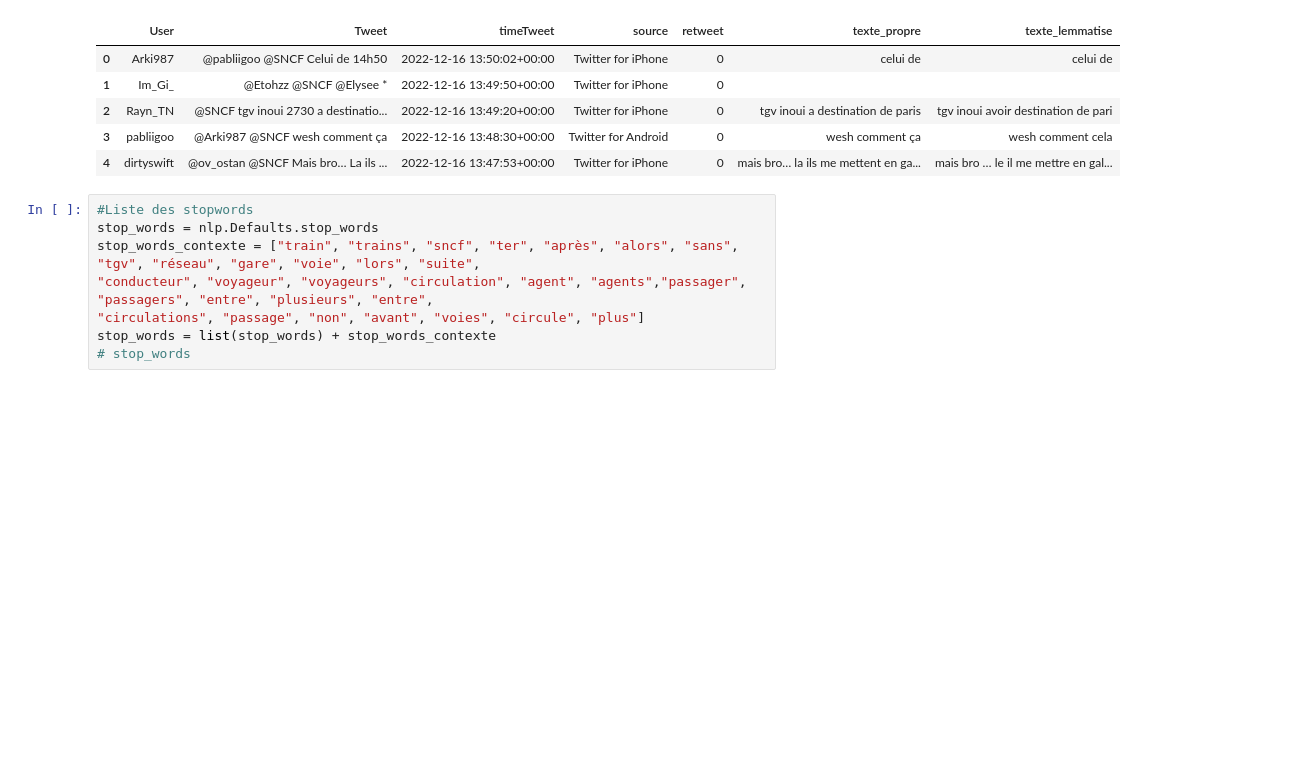
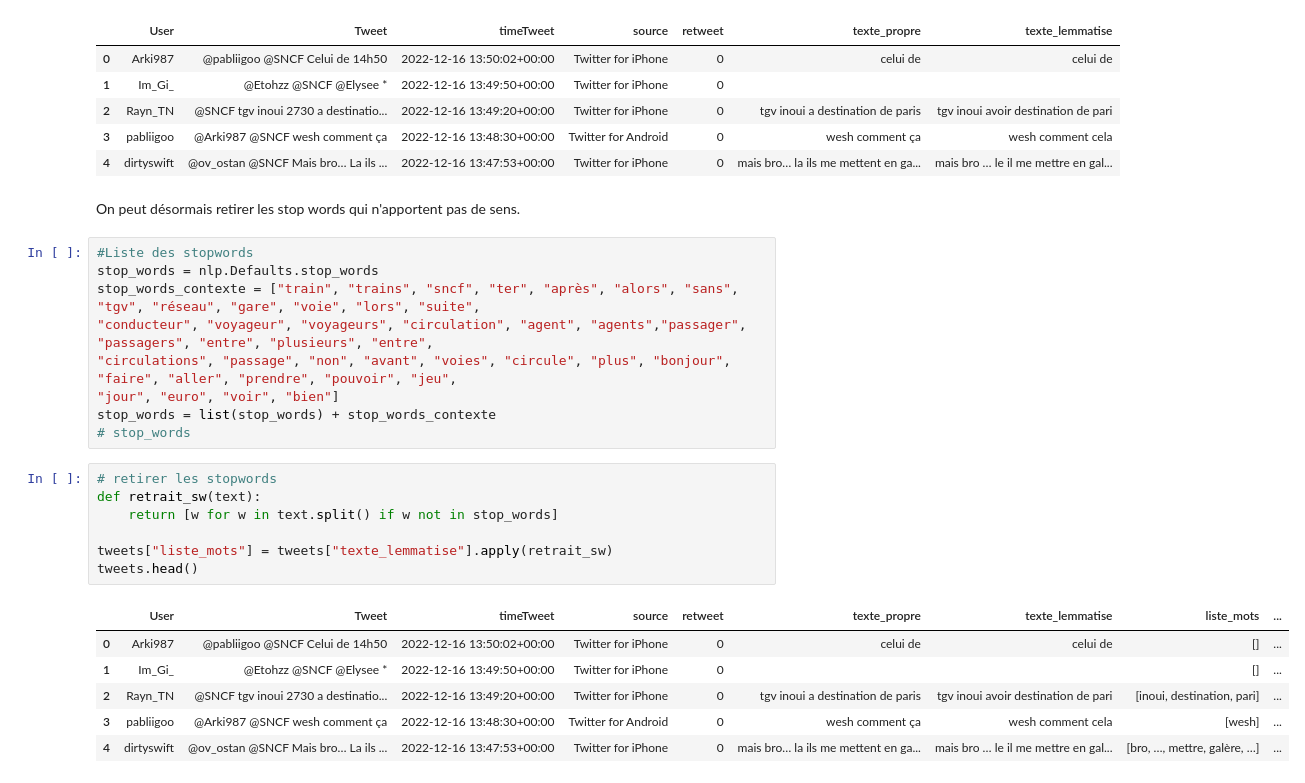
Before and after one commit to gbiaou/Projet_Python_SNCF, a Jupyter notebook: analyse_tweet.ipynb, the cells around one changed output. Drawn from its saved outputs; the diff is of its cells as text; blank space fills up the shorter version.

```diff
--- a/analyse_tweet.ipynb
+++ b/analyse_tweet.ipynb
@@ -96,11 +118,28 @@ tweets.head()
 | 2 | Rayn_TN | @SNCF tgv inoui 2730 a destinatio... | 2022-12-16 13:49:20+00:00 | Twitter for iPhone | 0 | tgv inoui a destination de paris | tgv inoui avoir destination de pari |
 | 3 | pabliigoo | @Arki987 @SNCF wesh comment ça | 2022-12-16 13:48:30+00:00 | Twitter for Android | 0 | wesh comment ça | wesh comment cela |
 | 4 | dirtyswift | @ov_ostan @SNCF Mais bro… La ils ... | 2022-12-16 13:47:53+00:00 | Twitter for iPhone | 0 | mais bro… la ils me mettent en ga... | mais bro … le il me mettre en gal... |
+# %% [markdown]
+On peut désormais retirer les stop words qui n'apportent pas de sens.
 # %%
 #Liste des stopwords
 stop_words = nlp.Defaults.stop_words
 stop_words_contexte = ["train", "trains", "sncf", "ter", "après", "alors", "sans", "tgv", "réseau", "gare", "voie", "lors", "suite",
 "conducteur", "voyageur", "voyageurs", "circulation", "agent", "agents","passager", "passagers", "entre", "plusieurs", "entre",
-"circulations", "passage", "non", "avant", "voies", "circule", "plus"]
+"circulations", "passage", "non", "avant", "voies", "circule", "plus", "bonjour", "faire", "aller", "prendre", "pouvoir", "jeu",
+"jour", "euro", "voir", "bien"]
 stop_words = list(stop_words) + stop_words_contexte
 # stop_words
+# %%
+# retirer les stopwords
+def retrait_sw(text):
+    return [w for w in text.split() if w not in stop_words]
+
+tweets["liste_mots"] = tweets["texte_lemmatise"].apply(retrait_sw)
+tweets.head()
+# %% [output]
+|  | User | Tweet | timeTweet | source | retweet | texte_propre | texte_lemmatise | liste_mots | ... |
+| 0 | Arki987 | @pabliigoo @SNCF Celui de 14h50 | 2022-12-16 13:50:02+00:00 | Twitter for iPhone | 0 | celui de | celui de | [] | ... |
+| 1 | Im_Gi_ | @Etohzz @SNCF @Elysee * | 2022-12-16 13:49:50+00:00 | Twitter for iPhone | 0 |  |  | [] | ... |
+| 2 | Rayn_TN | @SNCF tgv inoui 2730 a destinatio... | 2022-12-16 13:49:20+00:00 | Twitter for iPhone | 0 | tgv inoui a destination de paris | tgv inoui avoir destination de pari | [inoui, destination, pari] | ... |
+| 3 | pabliigoo | @Arki987 @SNCF wesh comment ça | 2022-12-16 13:48:30+00:00 | Twitter for Android | 0 | wesh comment ça | wesh comment cela | [wesh] | ... |
+| 4 | dirtyswift | @ov_ostan @SNCF Mais bro… La ils ... | 2022-12-16 13:47:53+00:00 | Twitter for iPhone | 0 | mais bro… la ils me mettent en ga... | mais bro … le il me mettre en gal... | [bro, …, mettre, galère, …] | ... |
```
Also changed, not shown: parts of 24 cells of this notebook.
